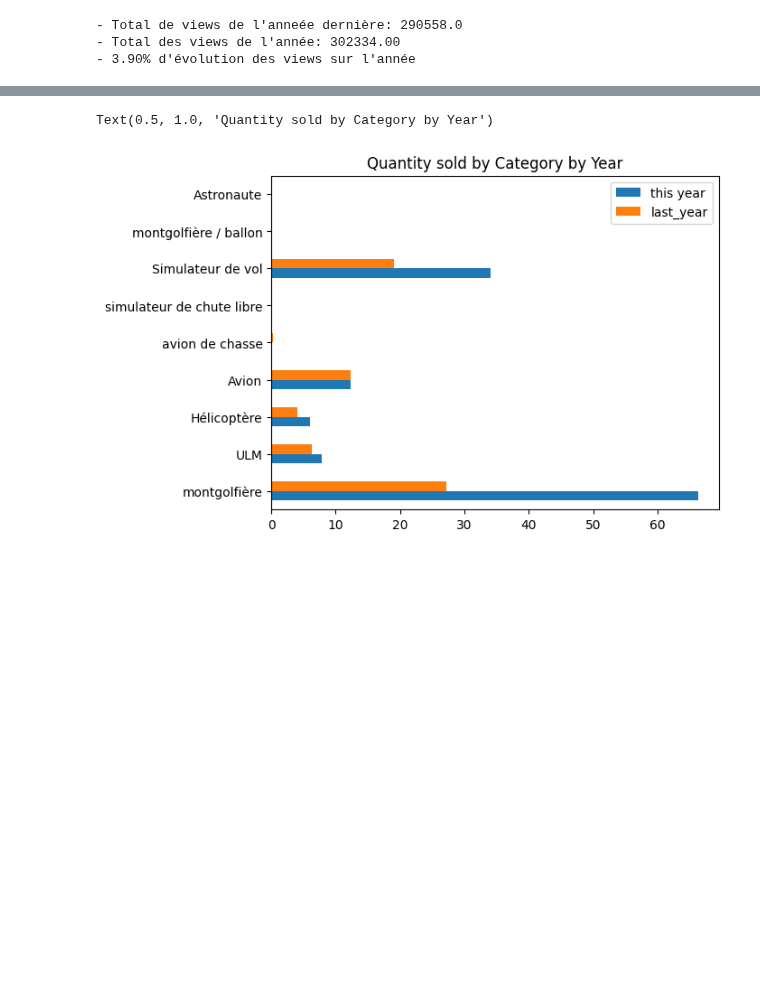
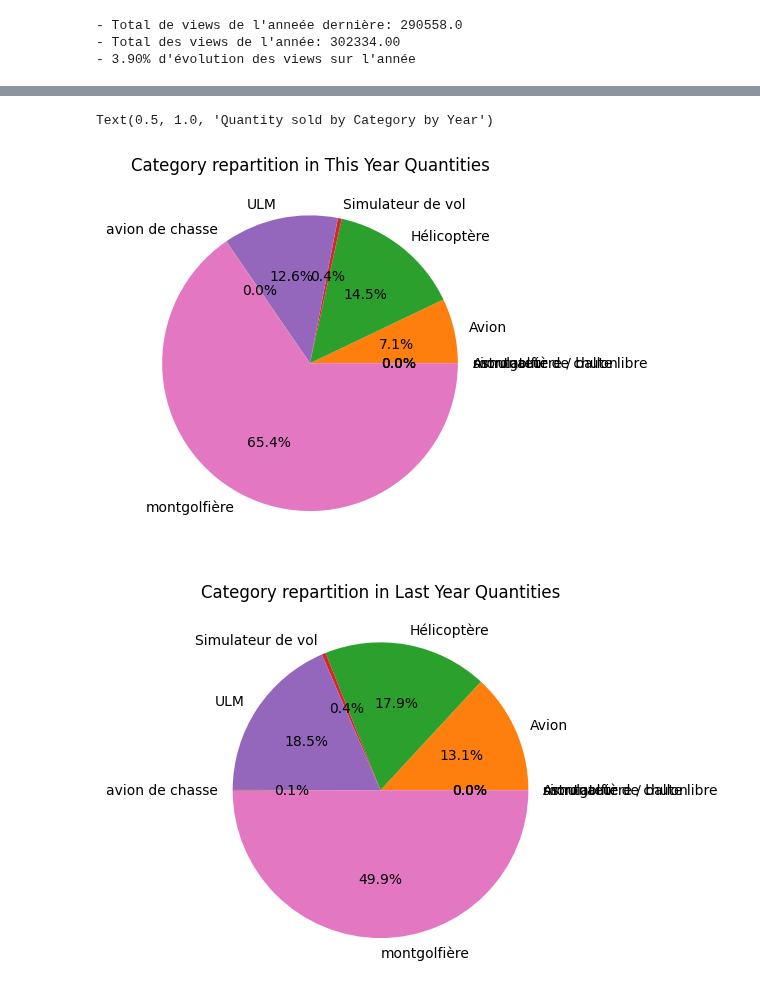
Before and after one commit to Alhuin/SmartBoxAnalysis, a Jupyter notebook: SmartBoxAnalysis.ipynb, the cells around one changed output, grey strips where cells are left out. Saved outputs shown, nothing was run; the diff lists cells and outputs as text; code cells hidden in the pictures; blank space fills up the shorter version.

```diff
--- a/SmartBoxAnalysis.ipynb
+++ b/SmartBoxAnalysis.ipynb
@@ -149,10 +174,20 @@ Text(0.5, 1.0, 'Sales (in euros) by Category by Year')
 # %%
-quantity_by_category = sales.groupby("Category")["Quantity"].mean()
-quantity_by_category_last_year = sales.groupby("Category")["Quantity Last Year"].mean()
-categories = sales["Category"].unique()
+quantity_by_category = sales.groupby("Category")["Quantity"].sum()
+quantity_by_category_last_year = sales.groupby("Category")["Quantity Last Year"].sum()
+categories = quantity_by_category.keys()
+
+fig, ax = plt.subplots()
+ax.pie(quantity_by_category, labels=categories, autopct='%1.1f%%')
+ax.set_title("Category repartition in This Year Quantities")
+
+fig, ax = plt.subplots()
+ax.pie(quantity_by_category_last_year, labels=categories, autopct='%1.1f%%')
+ax.set_title("Category repartition in Last Year Quantities")
+
 df = pd.DataFrame({"this year": quantity_by_category, "last_year":quantity_by_category_last_year}, index=categories)
 ax = df.plot.barh()
 ax.set_title("Quantity sold by Category by Year")
 # %% [output]
 Text(0.5, 1.0, 'Quantity sold by Category by Year')
-[figure, old version]
+[figure, new version]
+[figure, added]
```
Also changed, not shown: parts of 2 cells of this notebook.
